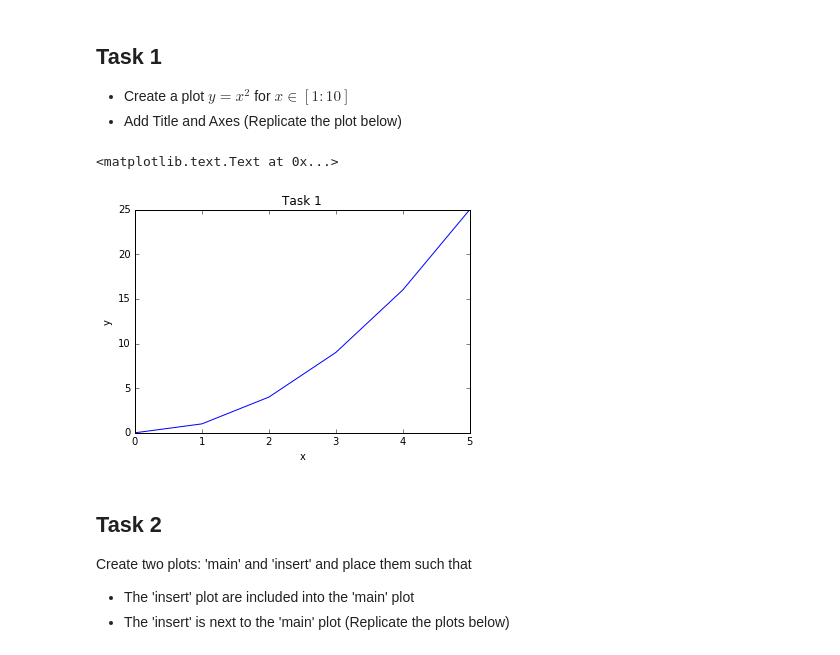
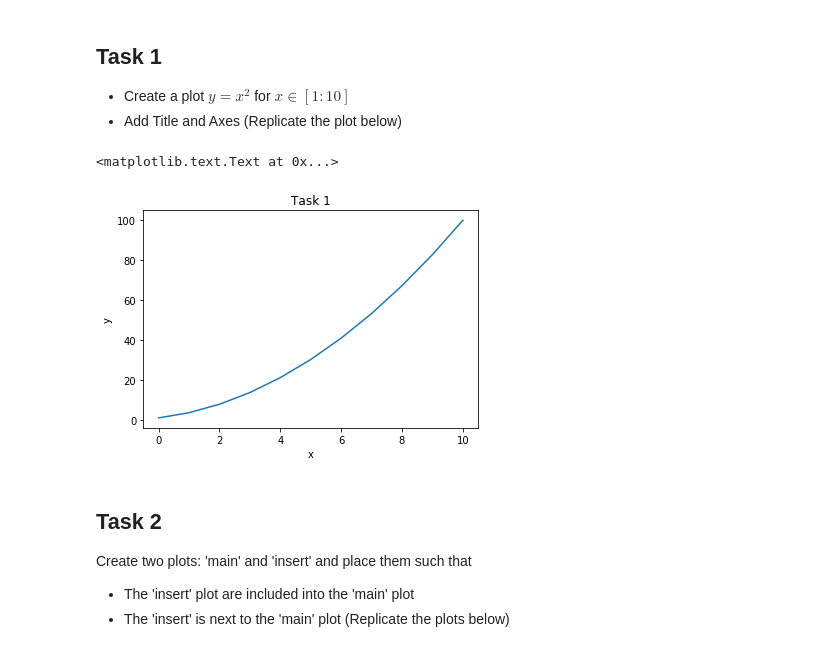
Before and after one commit to Ravikiran-Bhat-Git/learning_and_adaptivity, a Jupyter notebook: assignment01/Exercise1 Matplotlib.ipynb, the cells around one changed output. Cells and saved outputs as stored; diff of their text form; code cells hidden in the pictures.

```diff
--- a/assignment01/Exercise1 Matplotlib.ipynb
+++ b/assignment01/Exercise1 Matplotlib.ipynb
@@ -18,15 +25,15 @@ import matplotlib.pyplot as plt
 - Add Title and Axes
 (Replicate the plot below)
 # %%
-x = np.arange(0,6)
+x = np.linspace(1,10,11)
 y = x**2
 plt.plot(y)
 plt.title("Task 1")
 plt.xlabel("x")
 plt.ylabel("y")
 # %% [output]
 <matplotlib.text.Text at 0x...>
-[figure, old version]
+[figure, new version]
 # %% [markdown]
 ## Task 2
 
```
Also changed, not shown: parts of 3 cells of this notebook, 5 other files.
